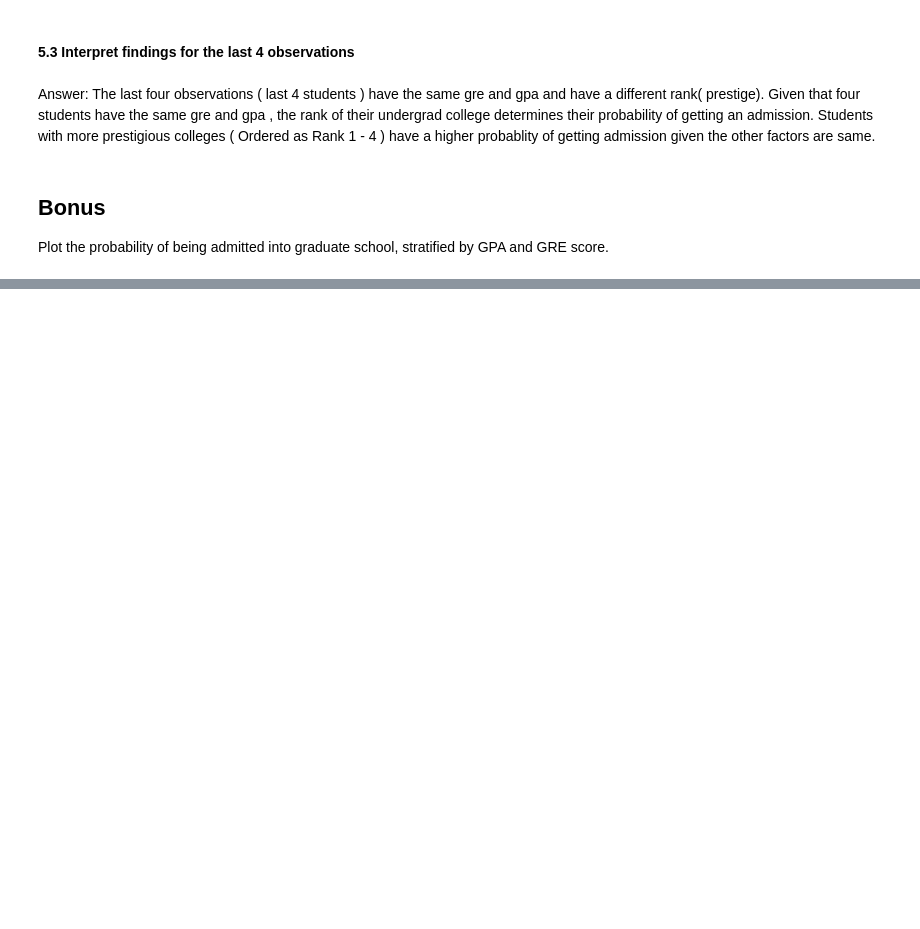
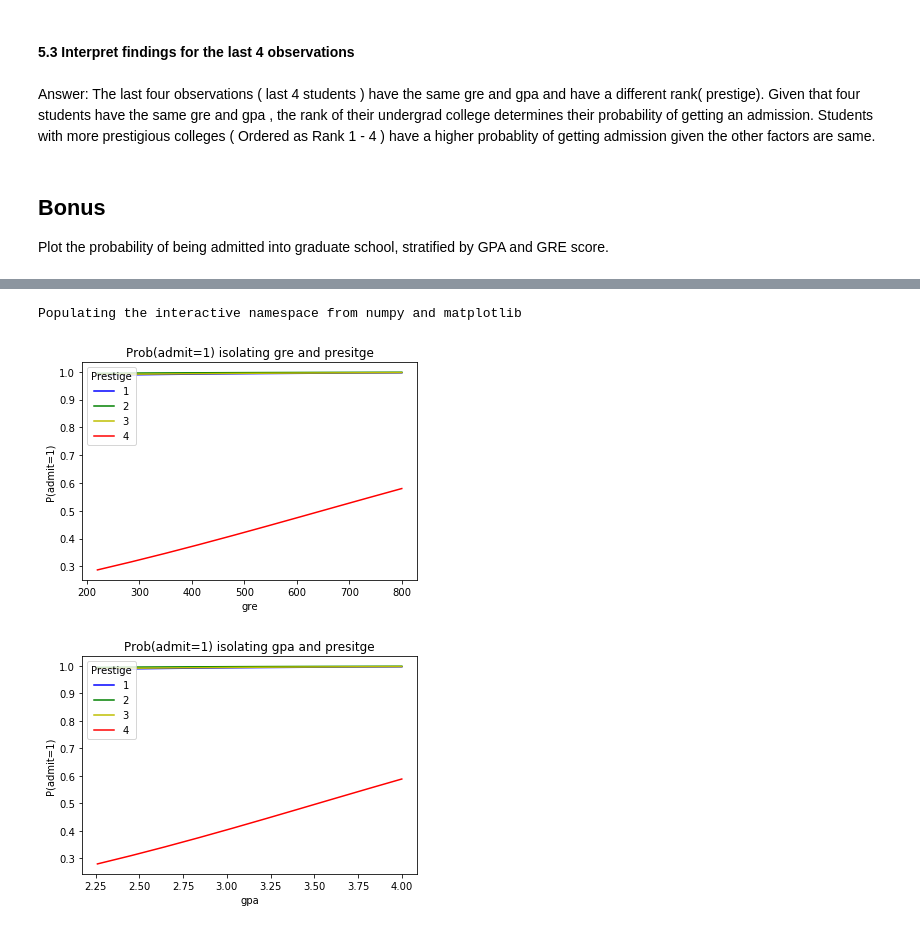
Before and after one commit to hkalavala/DS_SM_15_HK, a Jupyter notebook: projects/project-3/starter-code/project3-starter-HK.ipynb, the cells around one changed output, grey strips where cells are left out. Saved outputs shown, nothing was run; the diff lists cells and outputs as text; code cells hidden in the pictures; blank space fills up the shorter version.

```diff
--- a/projects/project-3/starter-code/project3-starter-HK.ipynb
+++ b/projects/project-3/starter-code/project3-starter-HK.ipynb
@@ -161,6 +162,6 @@ Answer: If a student attended a #4 ranked grad school , the odds (likelihood) of
 # %%
 # create a clean data frame for the regression
 cols_to_keep = ['admit', 'gre', 'gpa']
-data = df[cols_to_keep].join(prestige_dummies.ix[:, 'prestige_2':])
+data = df[cols_to_keep].join(prestige_dummies.ix[:, 'prestige_1' :'prestige_3'])
 print data.head()
 # %% [output]
@@ -336,12 +397,14 @@ combos = pd.DataFrame(cartesian([gres, gpas, [1, 2, 3, 4], [1.]]))
 # %%
 # recreate the dummy variables
 combos.columns = ['gre', 'gpa', 'prestige', 'intercept']
+combos['prestige'] = combos['prestige'].astype(int)
 prestige_dummies = pd.get_dummies(combos['prestige'], prefix='prestige')
-prestige_dummies
-prestige_dummies.columns = ['prestige_1', 'prestige_2', 'prestige_3', 'prestige_4']
+#prestige_dummies.columns = [ 'prestige_1','prestige_2', 'prestige_3', 'prestige_4']
 
 # keep only what we need for making predictions
-cols_to_keep = ['gre', 'gpa', 'prestige', 'intercept']
+cols_to_keep = ['prestige', 'gre', 'gpa', 'intercept']
 combos = combos[cols_to_keep].join(prestige_dummies.ix[:, 'prestige_2':])
-combos
+print combos.head()
+train_cols = combos.columns[1:]
+print train_cols
 # %% [output]
@@ -392,0 +449,38 @@ Plot the probability of being admitted into graduate school, stratified by GPA a
+# %%
+%pylab inline
+def isolate_and_plot(variable):
+    # isolate gre and class rank
+    grouped = pd.pivot_table(combos, values=['admit_pred'], index=[variable, 'prestige'],
+                            aggfunc=np.mean)
+
+    # in case you're curious as to what this looks like
+    # print grouped.head()
+    #                      admit_pred
+    # gre        prestige
+    # 220.000000 1           0.282462
+    #            2           0.169987
+    #            3           0.096544
+    #            4           0.079859
+    # 284.444444 1           0.311718
+
+    # make a plot
+    colors = 'rbgyrbgy'
+    for col in combos.prestige.unique():
+        plt_data = grouped.ix[grouped.index.get_level_values(1)==col]
+        pl.plot(plt_data.index.get_level_values(0), plt_data['admit_pred'],
+                color=colors[int(col)])
+        #print col
+        #print plt_data
+
+    pl.xlabel(variable)
+    pl.ylabel("P(admit=1)")
+    pl.legend(['1', '2', '3', '4'], loc='upper left', title='Prestige')
+    pl.title("Prob(admit=1) isolating " + variable + " and presitge")
+    pl.show()
+
+isolate_and_plot('gre')
+isolate_and_plot('gpa')
+# %% [output]
+Populating the interactive namespace from numpy and matplotlib
+[figure, added]
+[figure, added]
```
Also changed, not shown: parts of 20 cells of this notebook, 7 other files.
